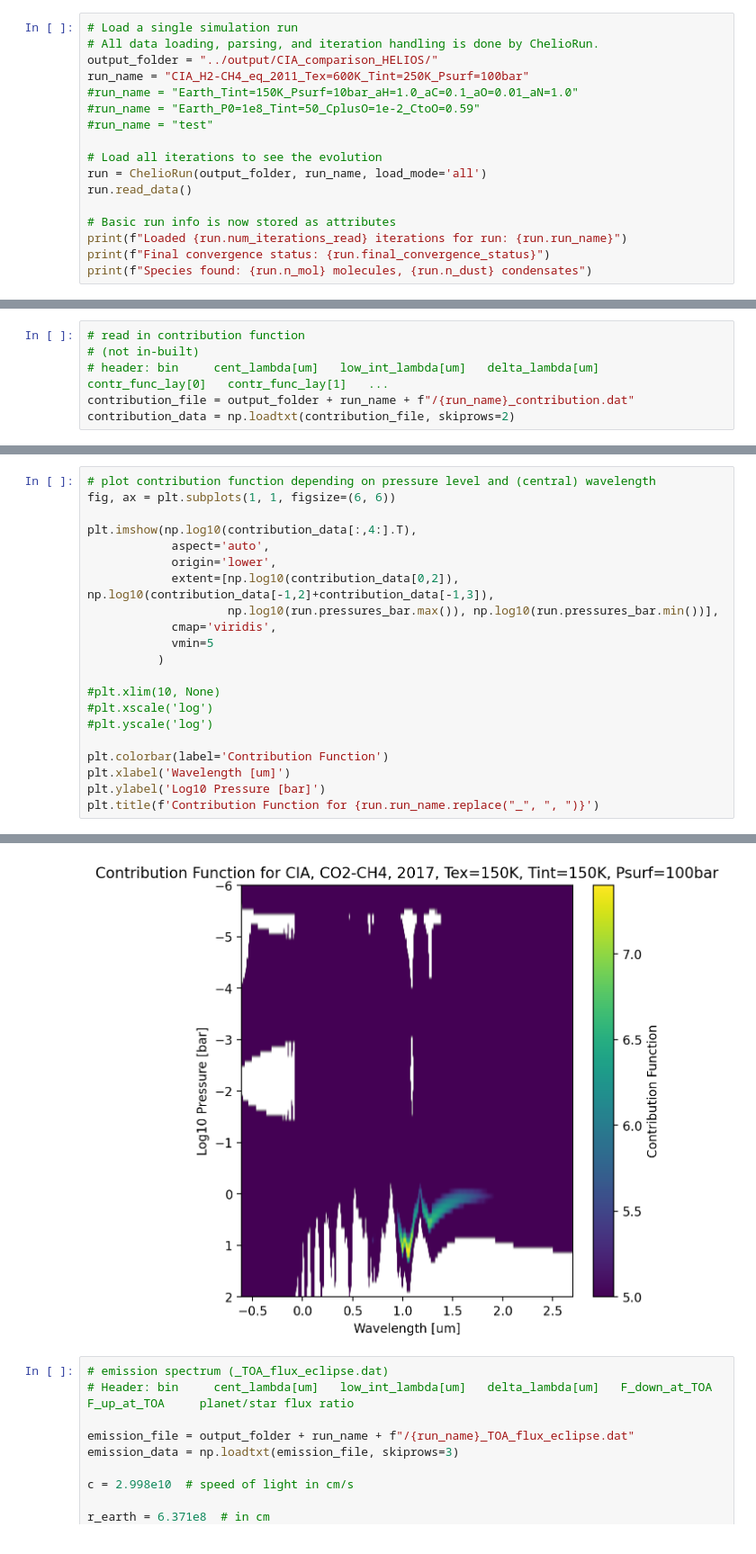
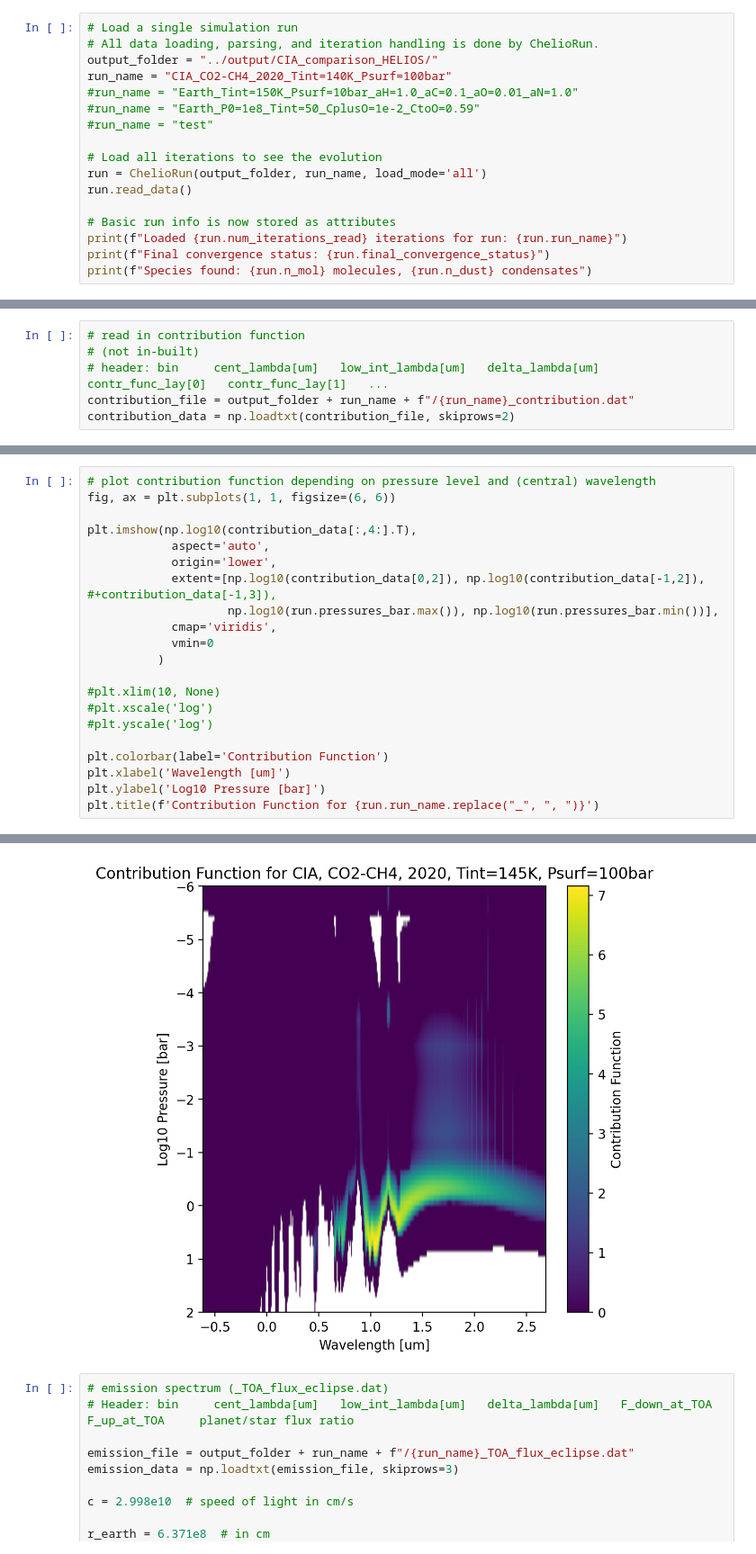
Before and after one commit to DavidDahlbudding/chelio, a Jupyter notebook: analyze/1_IndividualRun.ipynb, the cells around one changed output, grey strips where cells are left out. Shown at 90% size. Cells and saved outputs as stored; diff of their text form.

```diff
--- a/analyze/1_IndividualRun.ipynb
+++ b/analyze/1_IndividualRun.ipynb
@@ -16,7 +16,7 @@ from mixfile_utils import p_sat
 # Load a single simulation run
 # All data loading, parsing, and iteration handling is done by ChelioRun.
 output_folder = "../output/CIA_comparison_HELIOS/"
-run_name = "CIA_H2-CH4_eq_2011_Tex=600K_Tint=250K_Psurf=100bar"
+run_name = "CIA_CO2-CH4_2020_Tint=140K_Psurf=100bar"
 #run_name = "Earth_Tint=150K_Psurf=10bar_aH=1.0_aC=0.1_aO=0.01_aN=1.0"
 #run_name = "Earth_P0=1e8_Tint=50_CplusO=1e-2_CtoO=0.59"
 #run_name = "test"
@@ -347,10 +366,10 @@ fig, ax = plt.subplots(1, 1, figsize=(6, 6))
 plt.imshow(np.log10(contribution_data[:,4:].T),
             aspect='auto',
             origin='lower',
-            extent=[np.log10(contribution_data[0,2]), np.log10(contribution_data[-1,2]+contribution_data[-1,3]),
+            extent=[np.log10(contribution_data[0,2]), np.log10(contribution_data[-1,2]), #+contribution_data[-1,3]),
                     np.log10(run.pressures_bar.max()), np.log10(run.pressures_bar.min())],
             cmap='viridis',
-            vmin=5
+            vmin=0
           )
 
 #plt.xlim(10, None)
@@ -366,4 +385,4 @@ Text(0.5, 1.0, 'Contribution Function for CIA, CO2-CH4, 2017, Tex=150K, Tint=150
-[figure, old version]
+[figure, new version]
 # %%
 # emission spectrum (_TOA_flux_eclipse.dat)
 # Header: bin     cent_lambda[um]   low_int_lambda[um]   delta_lambda[um]   F_down_at_TOA   F_up_at_TOA     planet/star flux ratio
```
Also changed, not shown: parts of 10 cells of this notebook, 7 other files.
